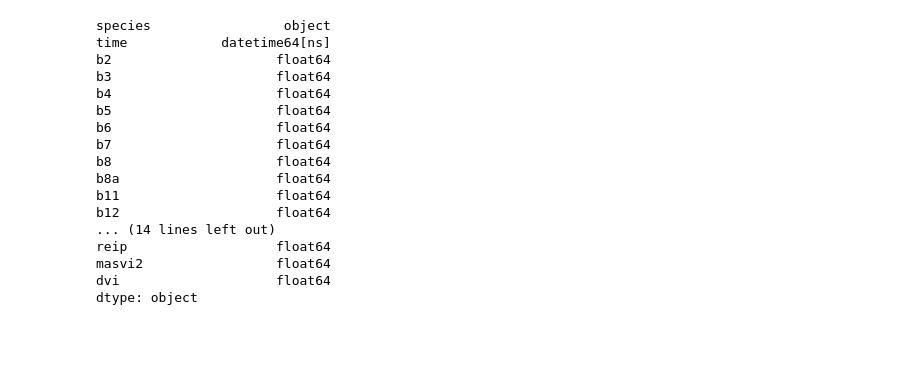
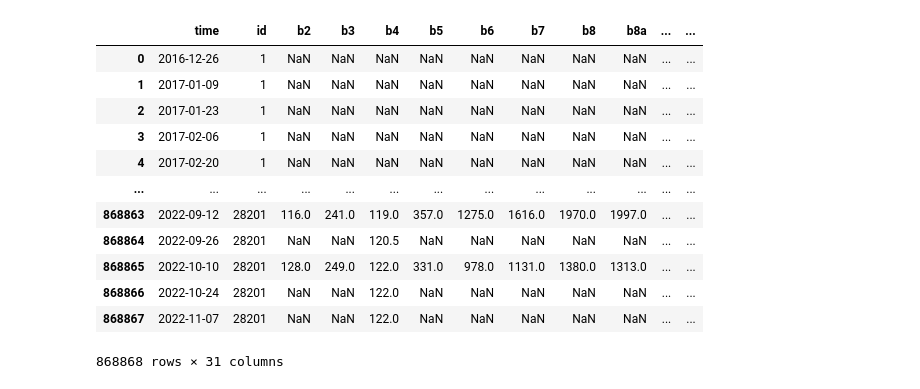
Before and after one commit to RafaelRiesle/tree_classification, a Jupyter notebook: src/pipelines/processing/test_pipeline.ipynb, the cells around one changed output. Cells and saved outputs as stored; diff of their text form; code cells hidden in the pictures; blank space fills up the shorter version.

```diff
--- a/src/pipelines/processing/test_pipeline.ipynb
+++ b/src/pipelines/processing/test_pipeline.ipynb
@@ -10,37 +12,35 @@ from processing_pipeline import ProcessingPipeline
 # %%
-PATH = "../../../data/preprocessed/df_preprocessed.csv"
+PATH = "../../../data/preprocessed/testset.csv"
 
-steps = [
+train_steps = [
     BasicFeatures(on=True),
+    TimeSeriesAggregate(on=True, freq=2, method="median"),
+    CalculateIndices(on=True),
     TemporalFeatures(on=True),
+    DataAugmentation(on=False),
     Interpolation(on=True),
-    DataAugmentation(on=True),
-    CalculateIndices(on=True),
+    DetectDisturbedTrees(on=False),
     AdjustLabels(on=False),
-    DetectDisturbedTrees(on=False),
 ]
 
 pipeline = ProcessingPipeline(
     path = PATH,
-    steps = steps
+    steps = train_steps
 )
 
 df_processed = pipeline.run()
+df_processed
 # %% [output]
+|  | time | id | b2 | b3 | b4 | b5 | b6 | b7 | b8 | b8a | ... | ... |
+| 0 | 2016-12-26 | 1 | NaN | NaN | NaN | NaN | NaN | NaN | NaN | NaN | ... | ... |
+| 1 | 2017-01-09 | 1 | NaN | NaN | NaN | NaN | NaN | NaN | NaN | NaN | ... | ... |
+| 2 | 2017-01-23 | 1 | NaN | NaN | NaN | NaN | NaN | NaN | NaN | NaN | ... | ... |
+| 3 | 2017-02-06 | 1 | NaN | NaN | NaN | NaN | NaN | NaN | NaN | NaN | ... | ... |
+| 4 | 2017-02-20 | 1 | NaN | NaN | NaN | NaN | NaN | NaN | NaN | NaN | ... | ... |
+| ... | ... | ... | ... | ... | ... | ... | ... | ... | ... | ... | ... | ... |
+| 868863 | 2022-09-12 | 28201 | 116.0 | 241.0 | 119.0 | 357.0 | 1275.0 | 1616.0 | 1970.0 | 1997.0 | ... | ... |
+| 868864 | 2022-09-26 | 28201 | NaN | NaN | 120.5 | NaN | NaN | NaN | NaN | NaN | ... | ... |
+| 868865 | 2022-10-10 | 28201 | 128.0 | 249.0 | 122.0 | 331.0 | 978.0 | 1131.0 | 1380.0 | 1313.0 | ... | ... |
+| 868866 | 2022-10-24 | 28201 | NaN | NaN | 122.0 | NaN | NaN | NaN | NaN | NaN | ... | ... |
+| 868867 | 2022-11-07 | 28201 | NaN | NaN | 122.0 | NaN | NaN | NaN | NaN | NaN | ... | ... |
-species                 object
-time            datetime64[ns]
-b2                     float64
-b3                     float64
-b4                     float64
-b5                     float64
-b6                     float64
-b7                     float64
-b8                     float64
-b8a                    float64
-b11                    float64
-b12                    float64
-... (14 lines left out)
-reip                   float64
-masvi2                 float64
-dvi                    float64
-dtype: object
+868868 rows × 31 columns
```
Also changed, not shown: parts of 1 cell of this notebook, 1 other file.
